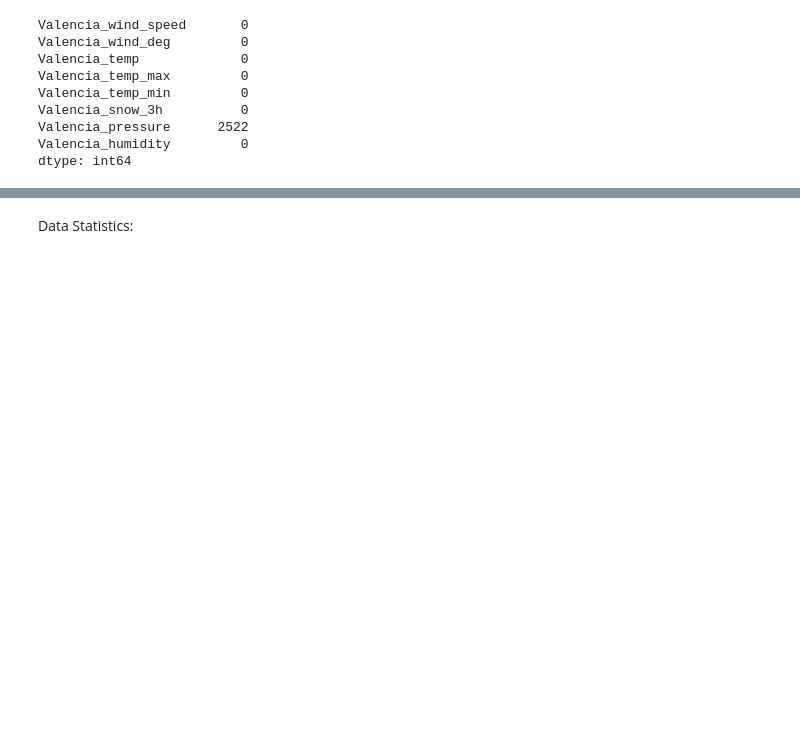
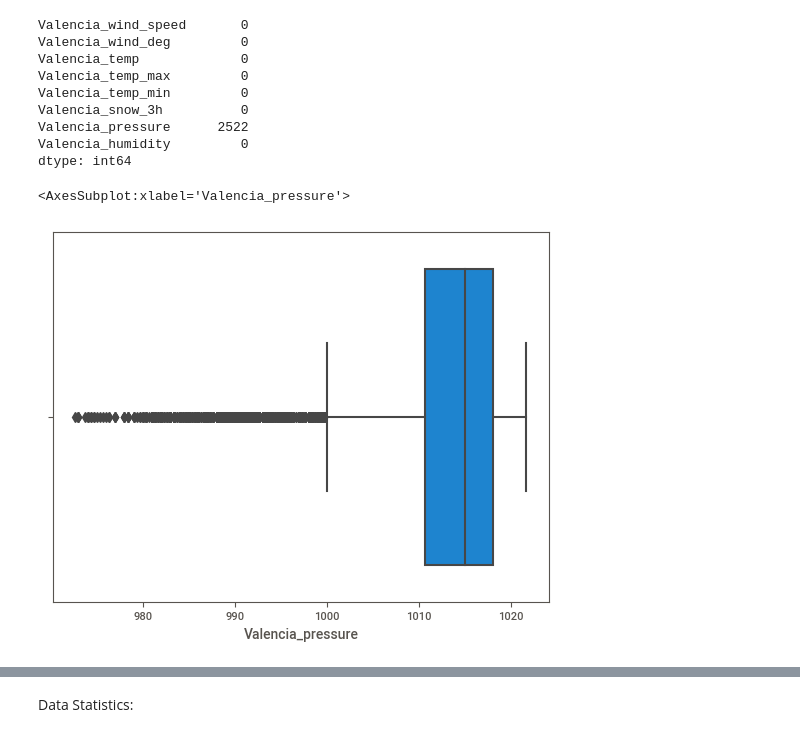
Before and after one commit to PRICILLNDOU/Team-EG3-Regression, a Jupyter notebook: starter-notebook_Christelle.ipynb, the cells around one changed output, grey strips where cells are left out. Cells and saved outputs as stored; diff of their text form; code cells hidden in the pictures; blank space fills up the shorter version.

```diff
--- a/starter-notebook_Christelle.ipynb
+++ b/starter-notebook_Christelle.ipynb
@@ -299,3 +300,8 @@ Valencia_snow_3h          0
 Valencia_pressure      2522
 Valencia_humidity         0
 dtype: int64
+# %%
+sns.boxplot(df['Valencia_pressure'])
+# %% [output]
+<AxesSubplot:xlabel='Valencia_pressure'>
+[figure, added]
```
Also changed, not shown: parts of 35 cells of this notebook.
